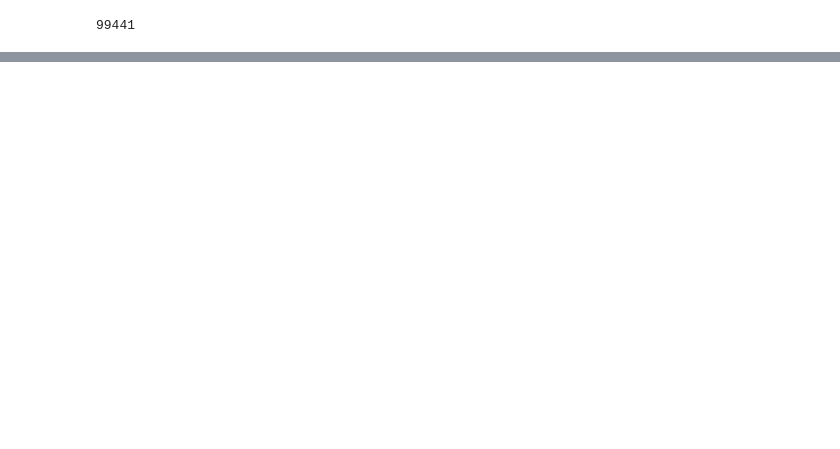
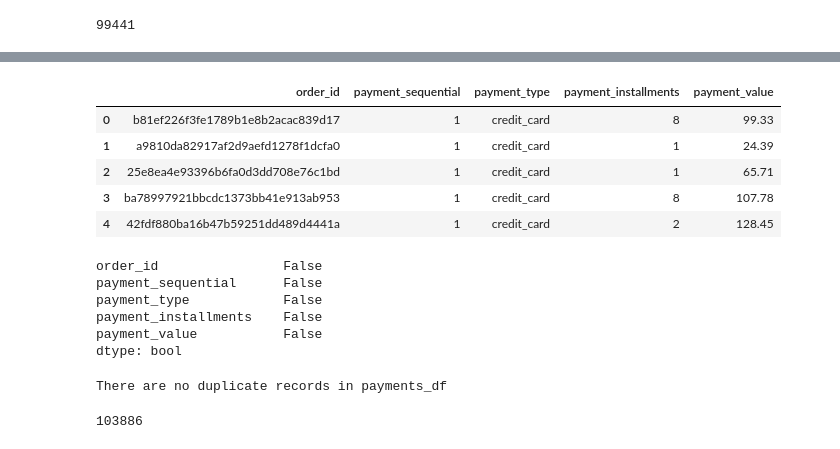
Before and after one commit to ogfenix/Target-Ecommerce-Project, a Jupyter notebook: target.ipynb, the cells around one changed output, grey strips where cells are left out. Drawn from its saved outputs; the diff is of its cells as text; code cells hidden in the pictures; blank space fills up the shorter version.

Commit message:
add cleaned payments data to mysql db

```diff
--- a/target.ipynb
+++ b/target.ipynb
@@ -311,0 +337,29 @@ orders_df.to_sql(name="orders",con=engine,if_exists='replace',index=False)
+# %%
+payments_df.head()
+# %% [output]
+|  | order_id | payment_sequential | payment_type | payment_installments | payment_value |
+| 0 | b81ef226f3fe1789b1e8b2acac839d17 | 1 | credit_card | 8 | 99.33 |
+| 1 | a9810da82917af2d9aefd1278f1dcfa0 | 1 | credit_card | 1 | 24.39 |
+| 2 | 25e8ea4e93396b6fa0d3dd708e76c1bd | 1 | credit_card | 1 | 65.71 |
+| 3 | ba78997921bbcdc1373bb41e913ab953 | 1 | credit_card | 8 | 107.78 |
+| 4 | 42fdf880ba16b47b59251dd489d4441a | 1 | credit_card | 2 | 128.45 |
+# %%
+payments_df.isnull().any()
+# %% [output]
+order_id                False
+payment_sequential      False
+payment_type            False
+payment_installments    False
+payment_value           False
+dtype: bool
+# %%
+if payments_df.duplicated().any():
+    print("There are duplicate records in payments_df")
+else:
+    print("There are no duplicate records in payments_df")
+# %% [output]
+There are no duplicate records in payments_df
+# %%
+payments_df.to_sql(name="payments",con=engine,if_exists='replace',index=False)
+# %% [output]
+103886
```
Also changed, not shown: parts of 3 cells of this notebook, 1 other file.
